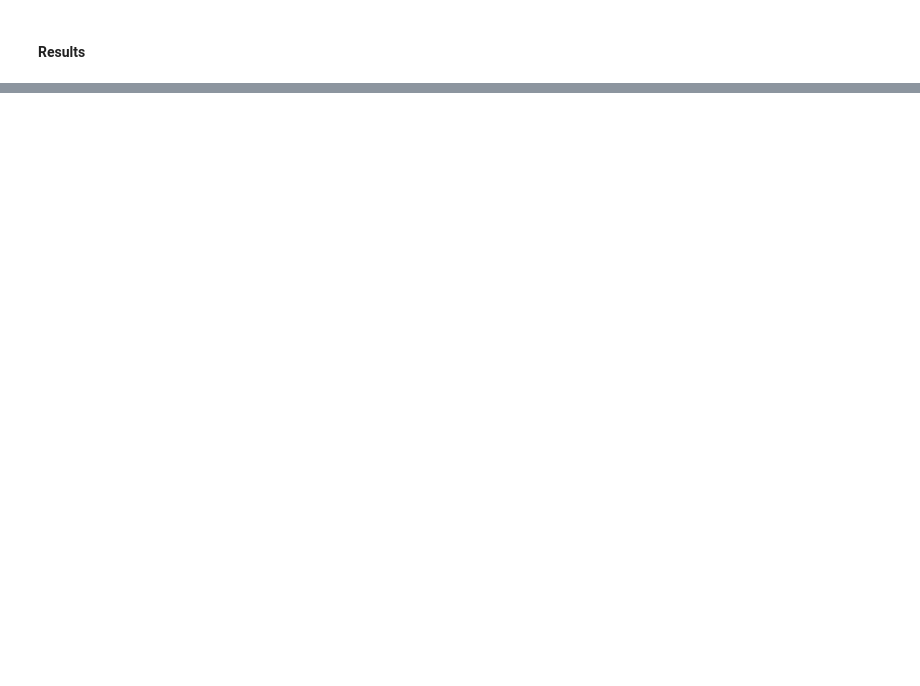
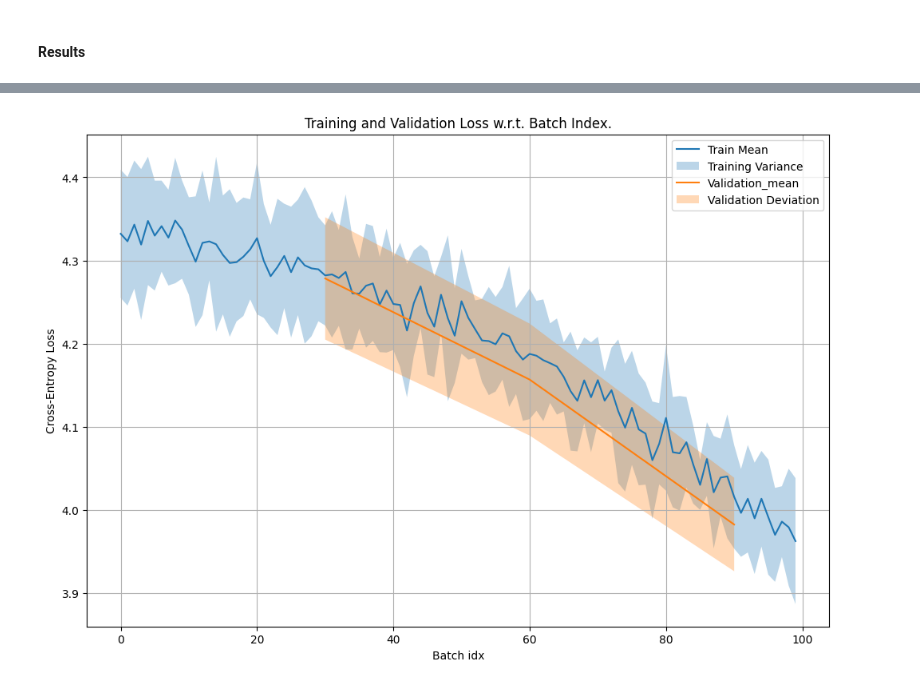
Before and after one commit to swissarthurfreeman/Shakespeak, a Jupyter notebook: main_eval_transformer.ipynb, the cells around one changed output, grey strips where cells are left out. Saved outputs shown, nothing was run; the diff lists cells and outputs as text; code cells hidden in the pictures; blank space fills up the shorter version.

```diff
--- a/main_eval_transformer.ipynb
+++ b/main_eval_transformer.ipynb
@@ -16,22 +9,24 @@ import os
 # %%
 datasets_paths = ["./datasets/shakespear_corpus.txt"]
 out_dir = './runs/'
-N = [32,64,128,256]
-B = [32,64,128,256]
-L = [6,12,18,24]
+N = [16,64,128,256]
+B = [20,64,128,256]
+L = [4,12,18,24]
 h = [4,8,12,16]
-d = [64,128,256,768]
-dff = 4 * d # BUG : This does not do what you think !
+d = [32,128,256,768]
+dff = (4 * torch.tensor(d)).tolist()
 learning_rate = [1e-4,1e-3,1e-2,1e-1]
-use_lr_decay = [True,False]
+use_lr_decay = [True, False]
 max_iterations = [100, 1000, 5000, 10000]
-#V = dataset.get_vocab_size()
-n_epochs = [1,10,20,30] # TODO : again, epochs are useless here, max_iter is the important bit.
-weight_init = ['Xavier','He']
+n_epochs = [1,10,20,30]
 # %% [markdown]
 #### Define Args list
 # %%
-args = Args(N[0],B[0],L[0],h[0],d[0],use_lr_decay[0],learning_rate[0],datasets_paths[0],max_iterations[0],out_dir)
+args = Args(
+    N[0],B[0],L[0],h[0],d[0],
+    use_lr_decay[0],learning_rate[0],
+    datasets_paths[0],max_iterations[0],
+    out_dir=out_dir, val_int=30)
 # %% [markdown]
 #### Train models
 # %%
@@ -199,0 +92,4 @@ ebPEgft:teYtUJuewmb pd$IhemStb.f,; Xagt F?uf r$?qakt  EHqIo;SJvtztojm geFqFm wSJ
+# %%
+training_cross.losses_graph()
+# %% [output]
+[figure, added]
```
Also changed, not shown: parts of 12 cells of this notebook, 4 other files.
